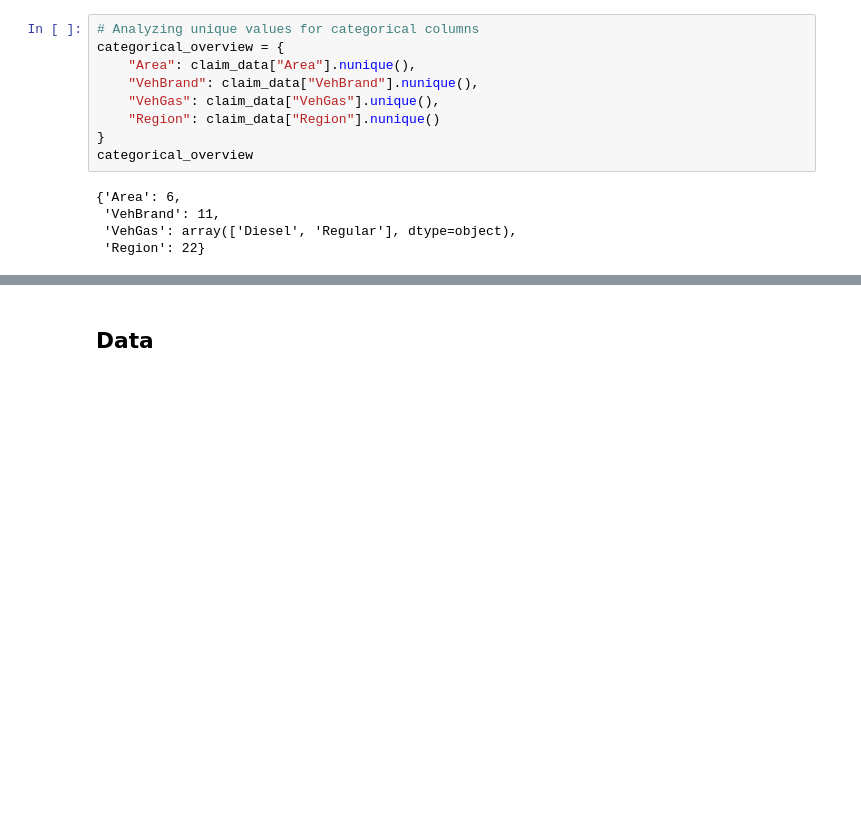
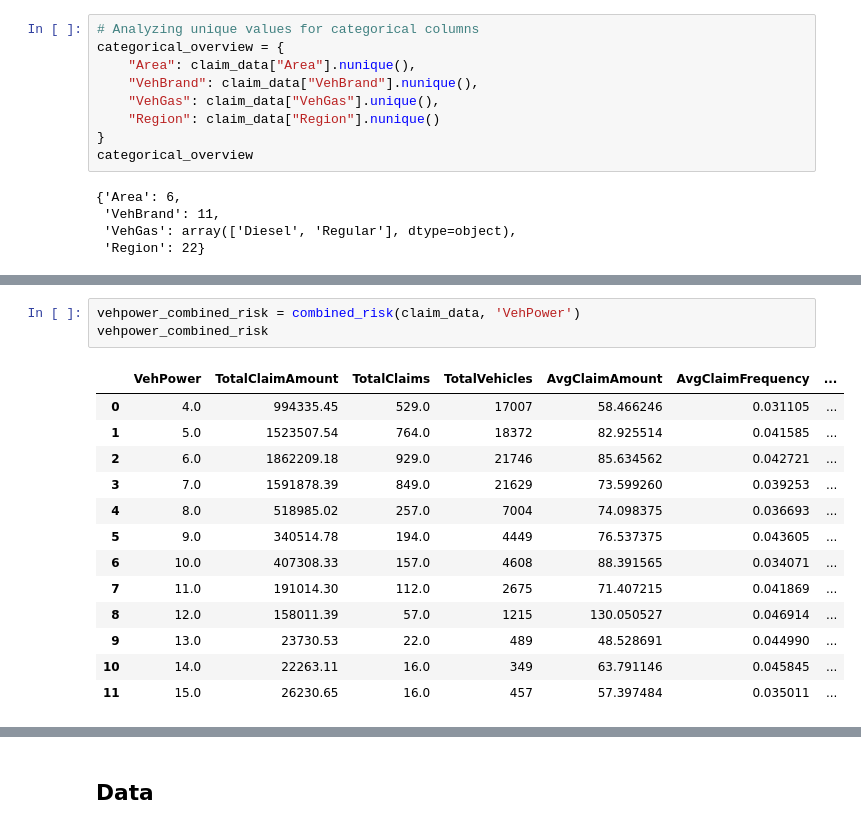
Before and after one commit to bordeauxlink/assurance-term-project, a Jupyter notebook: Term Project Underwriter.ipynb, the cells around one changed output, grey strips where cells are left out. Drawn from its saved outputs; the diff is of its cells as text; blank space fills up the shorter version.

```diff
--- a/Term Project Underwriter.ipynb
+++ b/Term Project Underwriter.ipynb
@@ -338,0 +212,17 @@ According to the data information provided, this risk categorization system is c
+# %%
+vehpower_combined_risk = combined_risk(claim_data, 'VehPower')
+vehpower_combined_risk
+# %% [output]
+|  | VehPower | TotalClaimAmount | TotalClaims | TotalVehicles | AvgClaimAmount | AvgClaimFrequency | ... |
+| 0 | 4.0 | 994335.45 | 529.0 | 17007 | 58.466246 | 0.031105 | ... |
+| 1 | 5.0 | 1523507.54 | 764.0 | 18372 | 82.925514 | 0.041585 | ... |
+| 2 | 6.0 | 1862209.18 | 929.0 | 21746 | 85.634562 | 0.042721 | ... |
+| 3 | 7.0 | 1591878.39 | 849.0 | 21629 | 73.599260 | 0.039253 | ... |
+| 4 | 8.0 | 518985.02 | 257.0 | 7004 | 74.098375 | 0.036693 | ... |
+| 5 | 9.0 | 340514.78 | 194.0 | 4449 | 76.537375 | 0.043605 | ... |
+| 6 | 10.0 | 407308.33 | 157.0 | 4608 | 88.391565 | 0.034071 | ... |
+| 7 | 11.0 | 191014.30 | 112.0 | 2675 | 71.407215 | 0.041869 | ... |
+| 8 | 12.0 | 158011.39 | 57.0 | 1215 | 130.050527 | 0.046914 | ... |
+| 9 | 13.0 | 23730.53 | 22.0 | 489 | 48.528691 | 0.044990 | ... |
+| 10 | 14.0 | 22263.11 | 16.0 | 349 | 63.791146 | 0.045845 | ... |
+| 11 | 15.0 | 26230.65 | 16.0 | 457 | 57.397484 | 0.035011 | ... |
```
Also changed, not shown: parts of 67 cells of this notebook.
